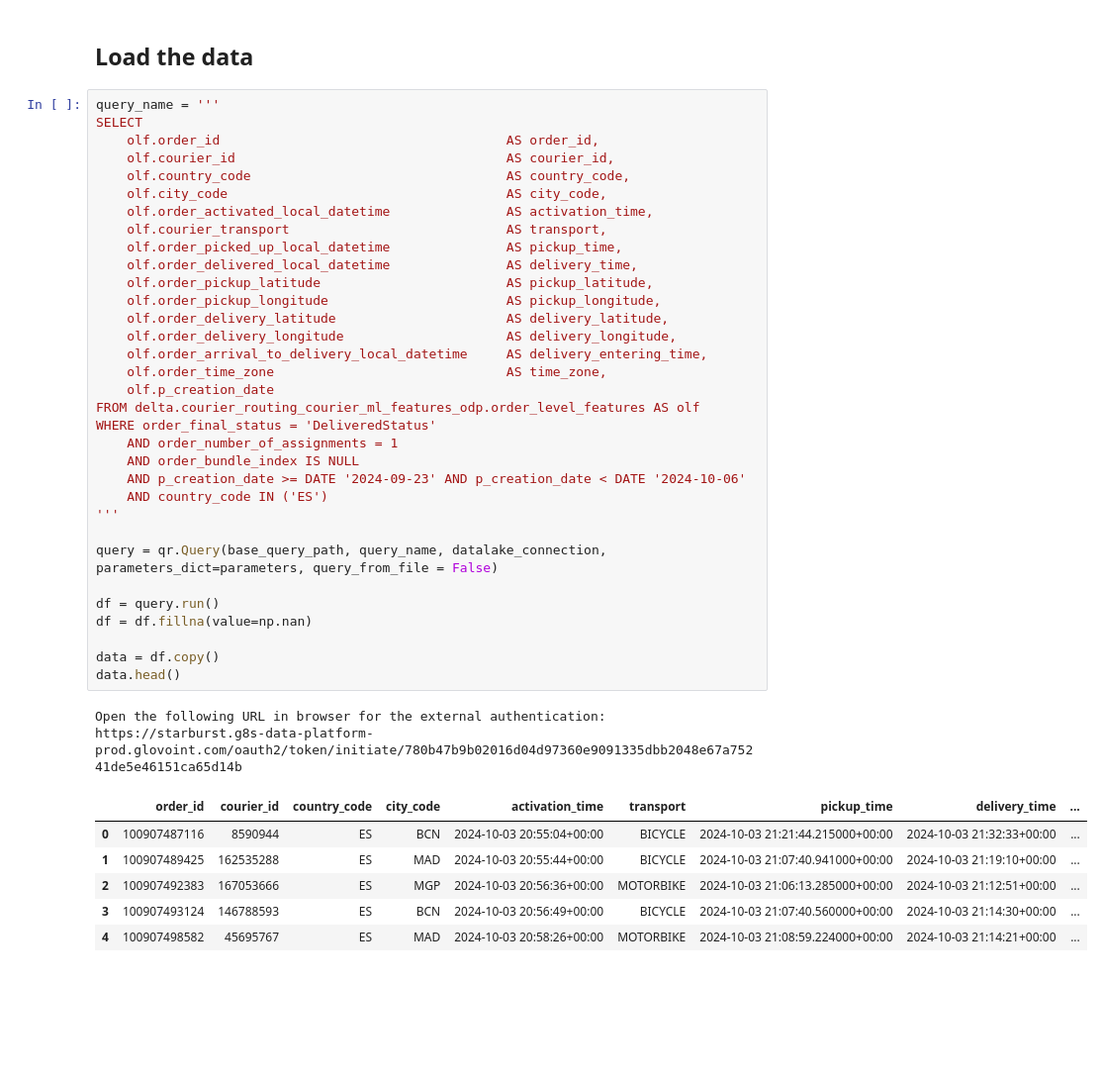
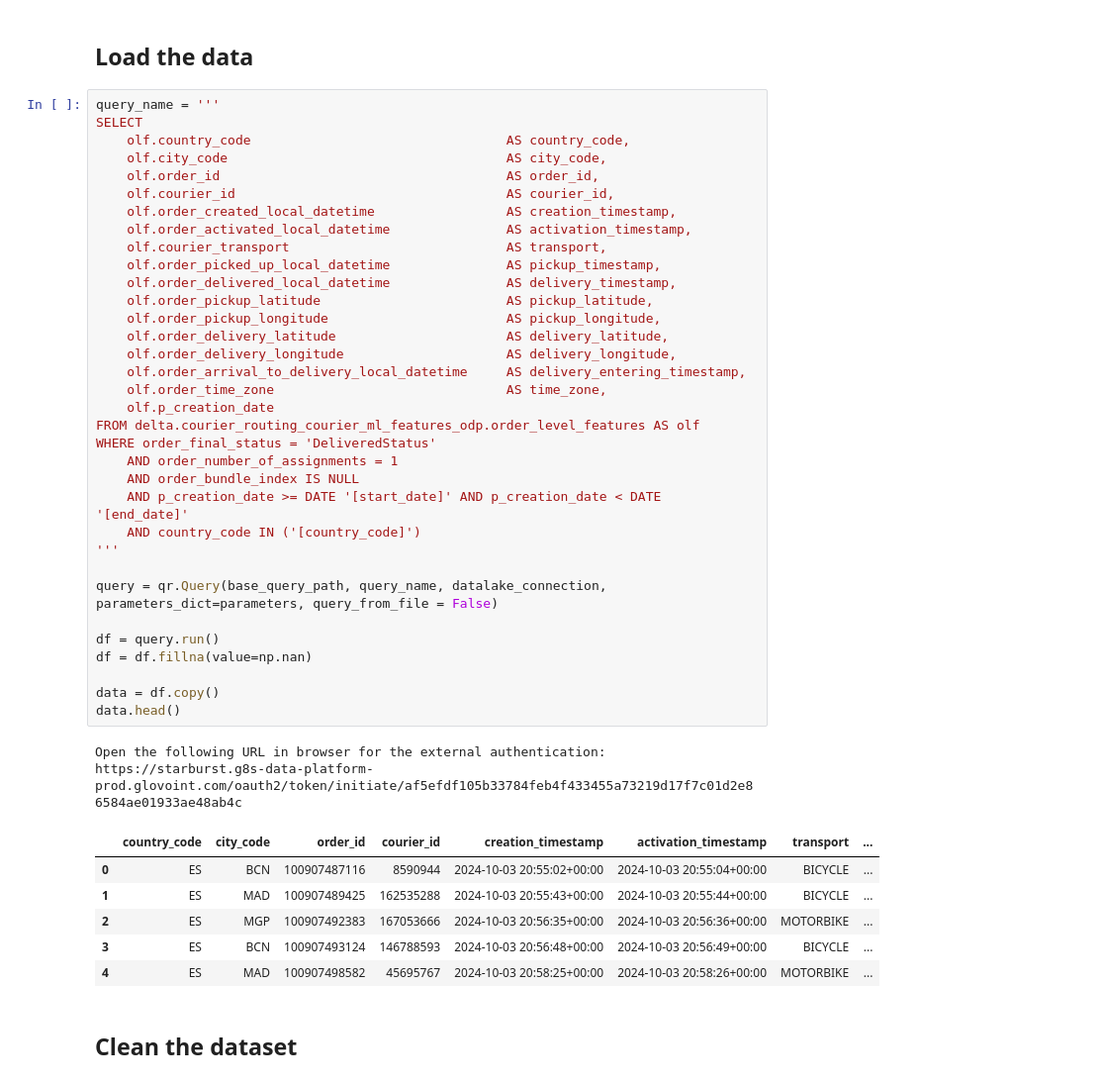
Before and after one commit to AngieC96/pickup-to-delivery-overall, a Jupyter notebook: EDA.ipynb, the cells around one changed output. Shown at 99% size. Cells and saved outputs as stored; diff of their text form; blank space fills up the shorter version.

```diff
--- a/EDA.ipynb
+++ b/EDA.ipynb
@@ -37,42 +39,45 @@ parameters = {
 # %%
 query_name = '''
 SELECT
+    olf.country_code                                 AS country_code,
+    olf.city_code                                    AS city_code,
     olf.order_id                                     AS order_id,
     olf.courier_id                                   AS courier_id,
-    olf.country_code                                 AS country_code,
-    olf.city_code                                    AS city_code,
-    olf.order_activated_local_datetime               AS activation_time,
+    olf.order_created_local_datetime                 AS creation_timestamp,
+    olf.order_activated_local_datetime               AS activation_timestamp,
     olf.courier_transport                            AS transport,
-    olf.order_picked_up_local_datetime               AS pickup_time,
-    olf.order_delivered_local_datetime               AS delivery_time,
+    olf.order_picked_up_local_datetime               AS pickup_timestamp,
+    olf.order_delivered_local_datetime               AS delivery_timestamp,
     olf.order_pickup_latitude                        AS pickup_latitude,
     olf.order_pickup_longitude                       AS pickup_longitude,
     olf.order_delivery_latitude                      AS delivery_latitude,
     olf.order_delivery_longitude                     AS delivery_longitude,
-    olf.order_arrival_to_delivery_local_datetime     AS delivery_entering_time,
+    olf.order_arrival_to_delivery_local_datetime     AS delivery_entering_timestamp,
     olf.order_time_zone                              AS time_zone,
     olf.p_creation_date
 FROM delta.courier_routing_courier_ml_features_odp.order_level_features AS olf
 WHERE order_final_status = 'DeliveredStatus'
     AND order_number_of_assignments = 1
     AND order_bundle_index IS NULL
-    AND p_creation_date >= DATE '2024-09-23' AND p_creation_date < DATE '2024-10-06'
-    AND country_code IN ('ES')
+    AND p_creation_date >= DATE '[start_date]' AND p_creation_date < DATE '[end_date]'
+    AND country_code IN ('[country_code]')
 '''
 
 query = qr.Query(base_query_path, query_name, datalake_connection, parameters_dict=parameters, query_from_file = False)
 
 df = query.run()
 df = df.fillna(value=np.nan)
 
 data = df.copy()
 data.head()
 # %% [output]
 Open the following URL in browser for the external authentication:
-https://starburst.g8s-data-platform-prod.glovoint.com/oauth2/token/initiate/780b47b9b02016d04d97360e9091335dbb2048e67a75241de5e46151ca65d14b
+https://starburst.g8s-data-platform-prod.glovoint.com/oauth2/token/initiate/af5efdf105b33784feb4f433455a73219d17f7c01d2e86584ae01933ae48ab4c
-|  | order_id | courier_id | country_code | city_code | activation_time | transport | pickup_time | delivery_time | ... |
-| 0 | 100907487116 | 8590944 | ES | BCN | 2024-10-03 20:55:04+00:00 | BICYCLE | 2024-10-03 21:21:44.215000+00:00 | 2024-10-03 21:32:33+00:00 | ... |
-| 1 | 100907489425 | 162535288 | ES | MAD | 2024-10-03 20:55:44+00:00 | BICYCLE | 2024-10-03 21:07:40.941000+00:00 | 2024-10-03 21:19:10+00:00 | ... |
-| 2 | 100907492383 | 167053666 | ES | MGP | 2024-10-03 20:56:36+00:00 | MOTORBIKE | 2024-10-03 21:06:13.285000+00:00 | 2024-10-03 21:12:51+00:00 | ... |
-| 3 | 100907493124 | 146788593 | ES | BCN | 2024-10-03 20:56:49+00:00 | BICYCLE | 2024-10-03 21:07:40.560000+00:00 | 2024-10-03 21:14:30+00:00 | ... |
-| 4 | 100907498582 | 45695767 | ES | MAD | 2024-10-03 20:58:26+00:00 | MOTORBIKE | 2024-10-03 21:08:59.224000+00:00 | 2024-10-03 21:14:21+00:00 | ... |
+|  | country_code | city_code | order_id | courier_id | creation_timestamp | activation_timestamp | transport | ... |
+| 0 | ES | BCN | 100907487116 | 8590944 | 2024-10-03 20:55:02+00:00 | 2024-10-03 20:55:04+00:00 | BICYCLE | ... |
+| 1 | ES | MAD | 100907489425 | 162535288 | 2024-10-03 20:55:43+00:00 | 2024-10-03 20:55:44+00:00 | BICYCLE | ... |
+| 2 | ES | MGP | 100907492383 | 167053666 | 2024-10-03 20:56:35+00:00 | 2024-10-03 20:56:36+00:00 | MOTORBIKE | ... |
+| 3 | ES | BCN | 100907493124 | 146788593 | 2024-10-03 20:56:48+00:00 | 2024-10-03 20:56:49+00:00 | BICYCLE | ... |
+| 4 | ES | MAD | 100907498582 | 45695767 | 2024-10-03 20:58:25+00:00 | 2024-10-03 20:58:26+00:00 | MOTORBIKE | ... |
+# %% [markdown]
+## Clean the dataset
```
Also changed, not shown: parts of 14 cells of this notebook, 4 other files.
